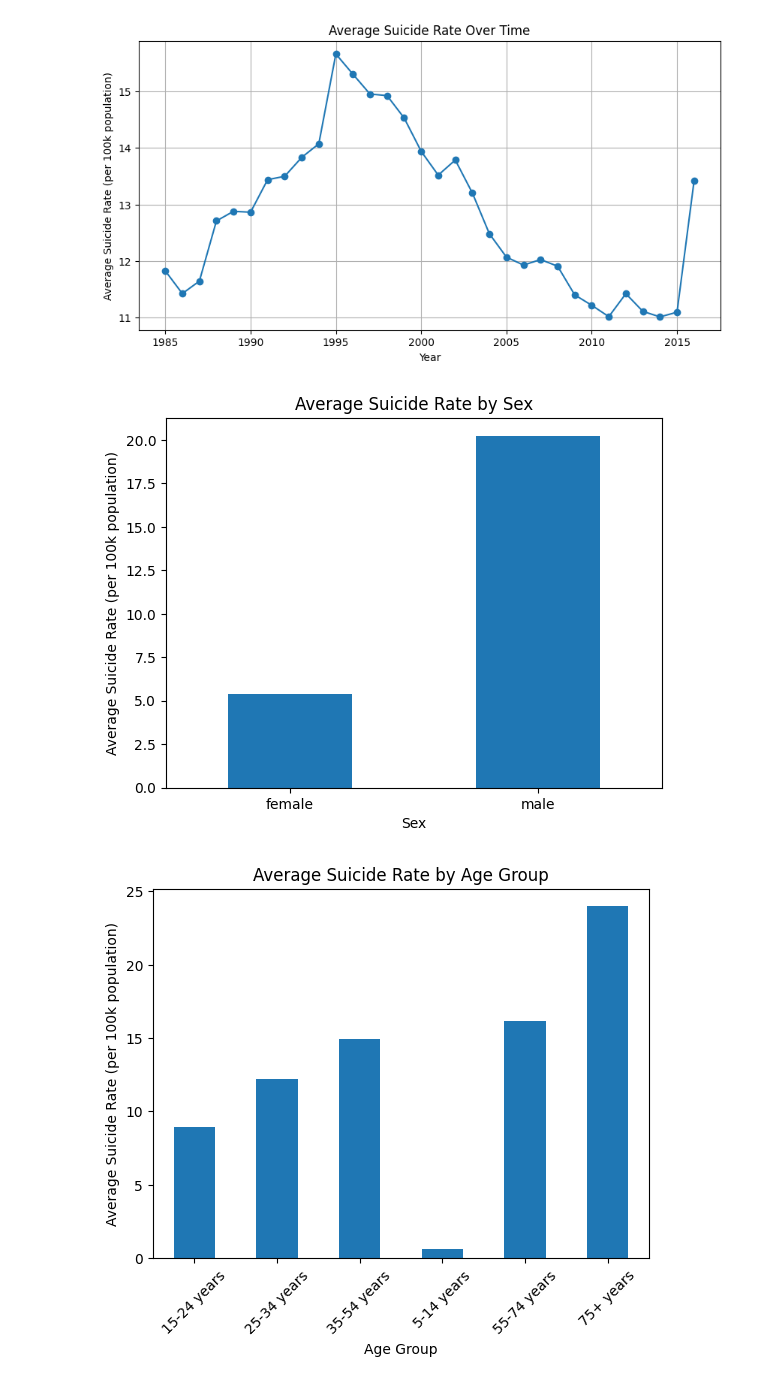
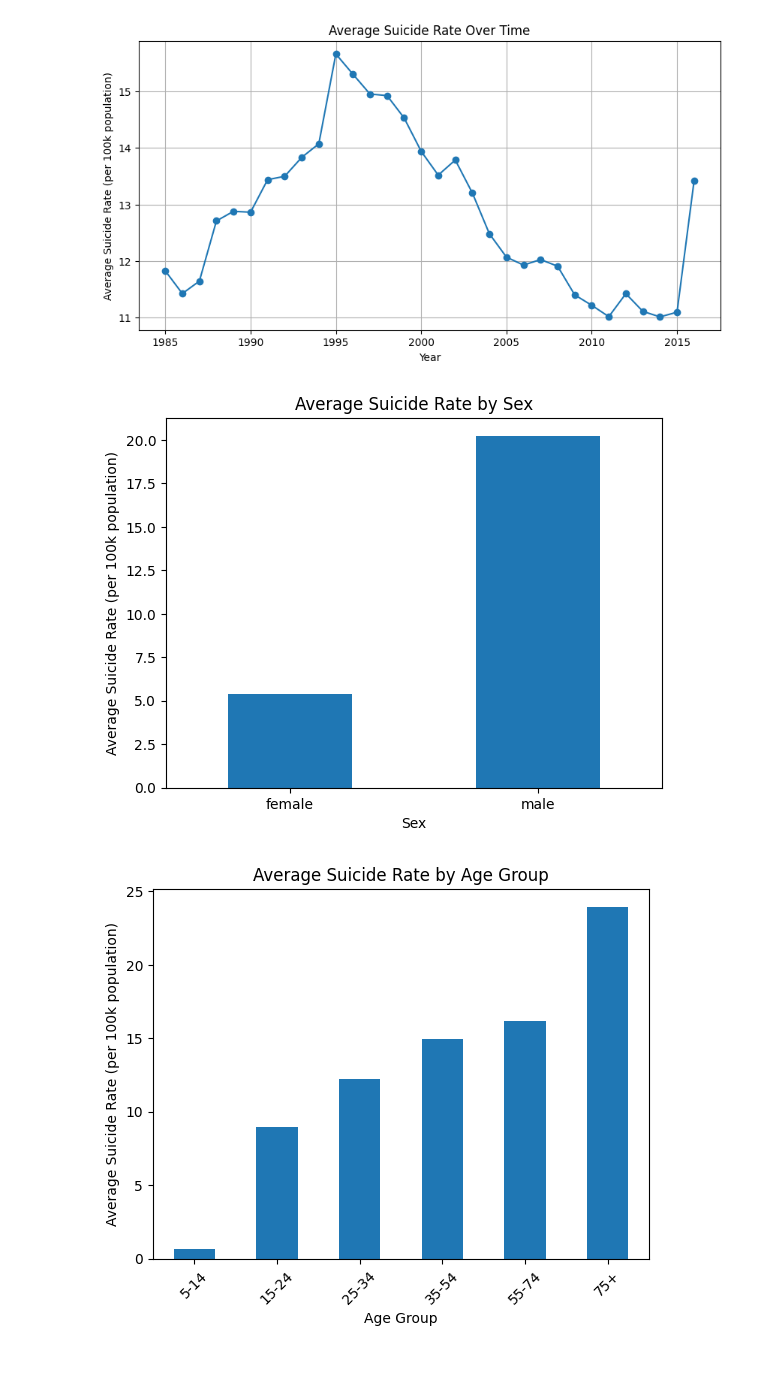
Before and after one commit to MeganeUme/inlam_pandas, a Jupyter notebook: inlam_vg.ipynb, the cells around one changed output. Drawn from its saved outputs; the diff is of its cells as text; code cells hidden in the pictures.

```diff
--- a/inlam_vg.ipynb
+++ b/inlam_vg.ipynb
@@ -32,0 +86,16 @@ df
+# %%
+# Remove "years" text part from the 'age' column
+df['age'] = df['age'].str.replace(' years', '')
+
+# Extract lower and upper limits of age range from the 'age' column
+df[['age_lower', 'age_upper']] = df['age'].str.split('-', expand=True)
+
+# Leave the upper limit as None and not fill it to avoid introducing bias
+
+df['age_lower'] = df['age_lower'].str.replace('+', '')
+
+# Convert 'age_lower' column to int
+df['age_lower'] = df['age_lower'].astype(int)
+df['age_upper'] = df['age_upper'].astype(float)
+
+df
@@ -48,30 +131,39 @@ plt.grid(True)
 # %%
 # 2. Trends for suicide rates for different demographics, such as gender, age, generation etc..
 
 # Create bar charts showing the suicide rates broken down by sex
-sex_suicide_rates = df.groupby('sex')['suicides/100k pop'].mean()
-sex_suicide_rates.plot(kind='bar', rot=0)
-plt.xlabel('Sex')
-plt.ylabel('Average Suicide Rate (per 100k population)')
-plt.title('Average Suicide Rate by Sex')
+sex_suicide_rates = df.groupby("sex")["suicides/100k pop"].mean()
+sex_suicide_rates.plot(kind="bar", rot=0)
+plt.xlabel("Sex")
+plt.ylabel("Average Suicide Rate (per 100k population)")
+plt.title("Average Suicide Rate by Sex")
 plt.show()
 
-# Create bar charts showing the suicide rates broken down by age group
-age_group_suicide_rates = df.groupby('age')['suicides/100k pop'].mean()
-age_group_suicide_rates.plot(kind='bar', rot=45)
-plt.xlabel('Age Group')
-plt.ylabel('Average Suicide Rate (per 100k population)')
-plt.title('Average Suicide Rate by Age Group')
+
+# Convert 'age' column to categorical data type with custom sorting based on the lower limit
+age_categories = ['5-14', '15-24', '25-34', '35-54', '55-74', '75+']
+df['age'] = pd.Categorical(df['age'], categories=age_categories, ordered=True)
+
+# Group by 'age' and calculate the mean suicide rate
+age_group_suicide_rates = df.groupby("age")["suicides/100k pop"].mean()
+
+# Sort age groups based on the custom categorical order
+age_group_suicide_rates_sorted = age_group_suicide_rates.sort_index()
+
+age_group_suicide_rates_sorted.plot(kind="bar", rot=45)
+plt.xlabel("Age Group")
+plt.ylabel("Average Suicide Rate (per 100k population)")
+plt.title("Average Suicide Rate by Age Group")
 plt.show()
 
 # Calculate the suicide rate for each generation and plot it on a bar chart
-generation_suicide_rates = df.groupby('generation')['suicides/100k pop'].mean()
-generation_suicide_rates.plot(kind='bar', rot=45)
-plt.xlabel('Generation')
-plt.ylabel('Average Suicide Rate (per 100k population)')
-plt.title('Average Suicide Rate by Generation')
+generation_suicide_rates = df.groupby("generation")["suicides/100k pop"].mean()
+generation_suicide_rates.plot(kind="bar", rot=45)
+plt.xlabel("Generation")
+plt.ylabel("Average Suicide Rate (per 100k population)")
+plt.title("Average Suicide Rate by Generation")
 plt.show()
 # %% [output]
 [figure]
-[figure, old version]
+[figure, new version]
 [figure]
```
Also changed, not shown: parts of 5 cells of this notebook, 1 other file.
